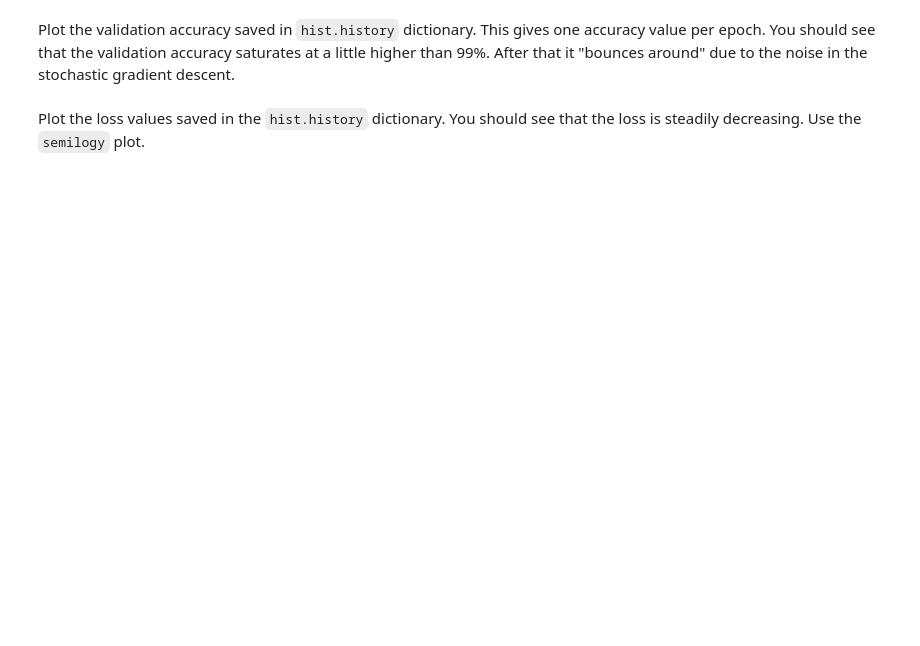
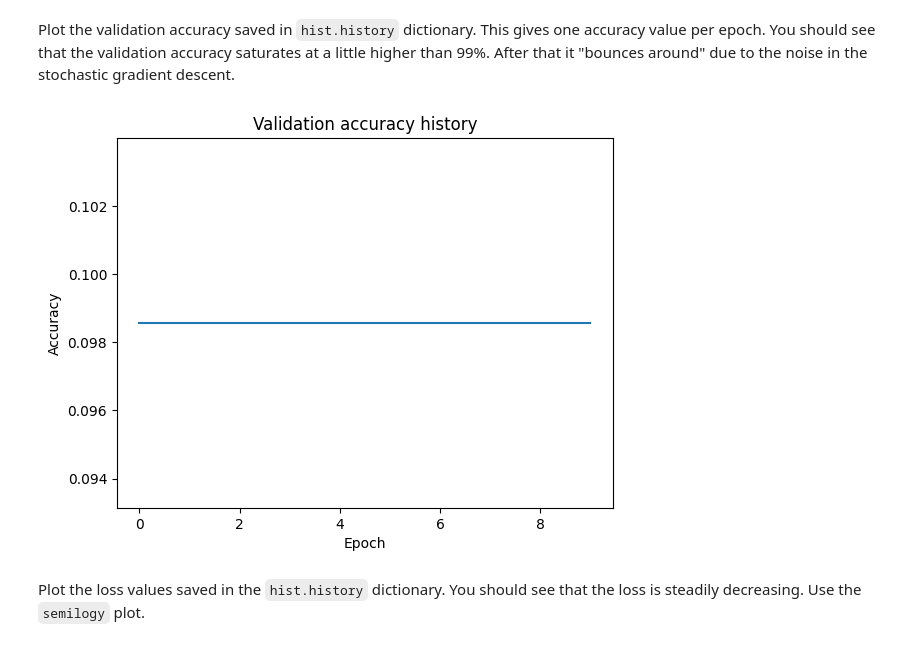
Before and after one commit to Mohammad-Amjed/ITPresearch, a Jupyter notebook: unit09_neural/lab_music_partial.ipynb, the cells around one changed output. Cells and saved outputs as stored; diff of their text form; code cells hidden in the pictures; blank space fills up the shorter version.

```diff
--- a/unit09_neural/lab_music_partial.ipynb
+++ b/unit09_neural/lab_music_partial.ipynb
@@ -200,3 +195,14 @@ Xts_scale = (Xts - np.mean(Xts, axis=0)) / np.std(Xts, axis=0)
+# %%
+# # Replace NaN values with the mean of the respective column
+Xtr = np.nan_to_num(Xtr, nan=np.nanmean(Xtr, axis=0))
+# epsilon = 1e-8  # Small constant to prevent division by zero
+# Xtr_scale = (Xtr - np.mean(Xtr, axis=0)) / (np.std(Xtr, axis=0) + epsilon)
+# Xts_scale = (Xts - np.mean(Xtr, axis=0)) / (np.std(Xtr, axis=0) + epsilon)
+Xtr_min = np.min(Xtr, axis=0)
+Xtr_max = np.max(Xtr, axis=0)
+
+Xtr_scale = (Xtr - Xtr_min) / (Xtr_max - Xtr_min)
+Xts_scale = (Xts - Xtr_min) / (Xtr_max - Xtr_min)
 # %% [markdown]
 ## Building a Neural Network Classifier
 
@@ -217,0 +221,6 @@ import tensorflow.keras.backend as K
+# %%
+# TODO: construct the model
+model = Sequential([
+    Dense(256, input_shape=(120,), activation='sigmoid'),
+    Dense(np.unique(ytr).size, activation='softmax')
+])
@@ -224,2 +243,7 @@ Create an optimizer and compile the model.  Select the appropriate loss function
+# %%
+# TODO
+from tensorflow.keras.optimizers import Adam
+opt = Adam(learning_rate = 0.001)
+model.compile(optimizer=opt, loss="sparse_categorical_crossentropy", metrics=["accuracy"])
 # %% [markdown]
 Fit the model for 10 epochs using the scaled data for both the training and validation.  Use the `validation_data` option to pass the test data.  Also, pass the callback class create above.  Use a batch size of 100.  Your final accuracy should be >99%.
@@ -227,0 +260,3 @@ Fit the model for 10 epochs using the scaled data for both the training and vali
+# %%
+# TODO
+hist = model.fit(Xtr_scale,ytr, epochs=10, batch_size=100, validation_data=(Xts_scale,yts))
@@ -232,2 +286,12 @@ Plot the validation accuracy saved in `hist.history` dictionary. This gives one
+# %%
+# prompt: Plot the validation accuracy saved in hist.history dictionary. This gives one accuracy value per epoch. You should see that the validation accuracy saturates at a little higher than 99%. After that it "bounces around" due to the noise in the stochastic gradient descent.
+import matplotlib.pyplot as plt
+plt.plot(hist.history['val_accuracy'])
+plt.title('Validation accuracy history')
+plt.xlabel('Epoch')
+plt.ylabel('Accuracy')
+plt.show()
+# %% [output]
+[figure, added]
 # %% [markdown]
 Plot the loss values saved in the `hist.history` dictionary.  You should see that the loss is steadily decreasing.  Use the `semilogy` plot.
```
Also changed, not shown: parts of 13 cells of this notebook.
